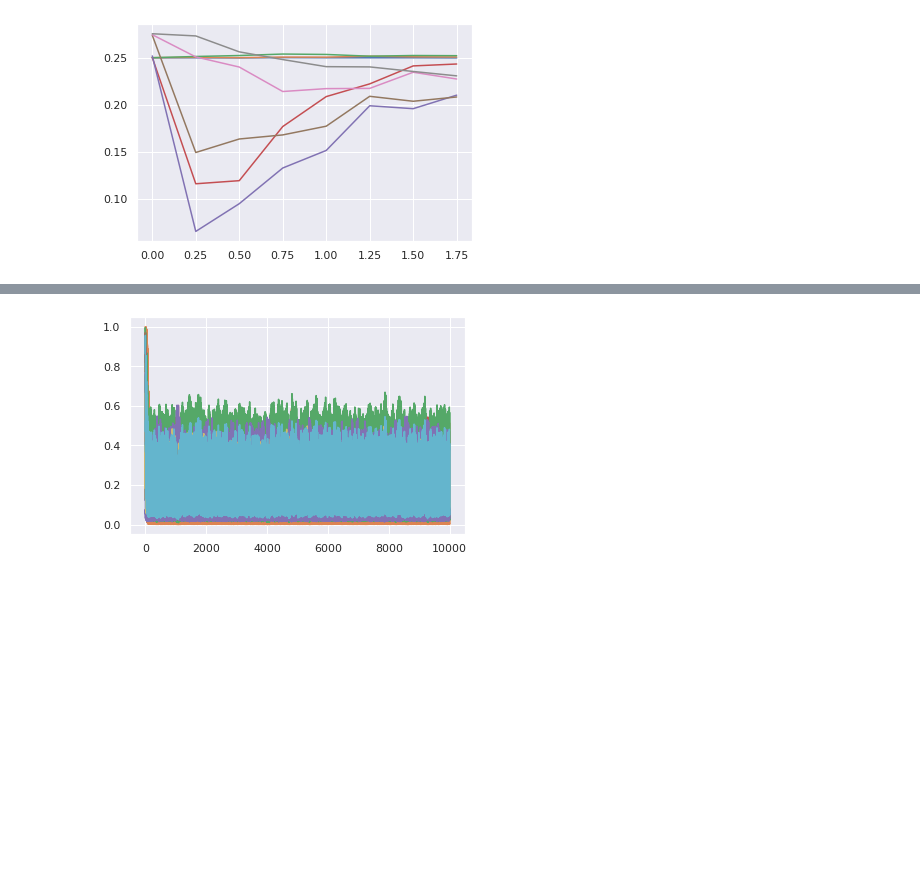
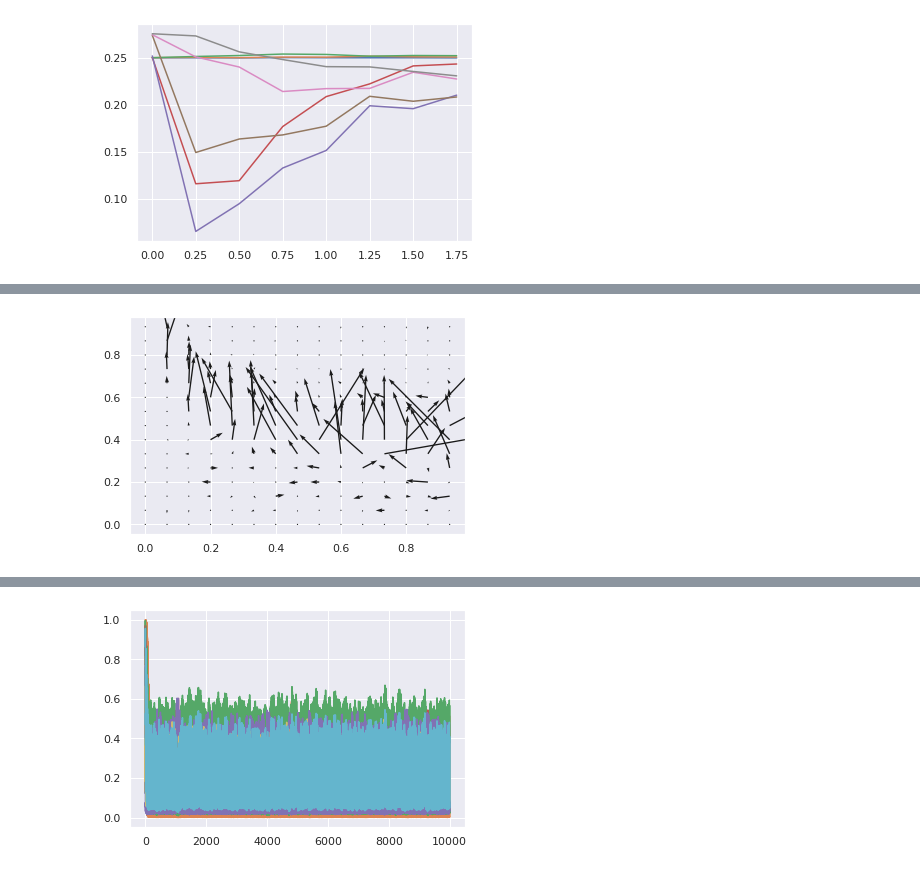
Before and after one commit to FabianSchubert/DrivenRandNetworkCriticality, a Jupyter notebook: code/Gradient_Based_Adaptation/rnn_positive_act.ipynb, the cells around one changed output, grey strips where cells are left out. Saved outputs shown, nothing was run; the diff lists cells and outputs as text; code cells hidden in the pictures; blank space fills up the shorter version.

```diff
--- a/code/Gradient_Based_Adaptation/rnn_positive_act.ipynb
+++ b/code/Gradient_Based_Adaptation/rnn_positive_act.ipynb
@@ -292,3 +337,8 @@ plt.show()
+# %%
+plt.quiver(a_e_range[:-1], a_r_range[:-1], grad_sweep[:,:,0], grad_sweep[:,:,1])
+plt.show()
+# %% [output]
+[figure, added]
 # %%
 rnn = RNN(N=500,a_e =a_e_range[l],a_r =a_r_range[k],eps_b=0.05,eps_a_r=.5,eps_a_e=.5,eps_w_out=.01,y_mean_target=0.4)
 
```
Also changed, not shown: parts of 5 cells of this notebook, 3 other files.
